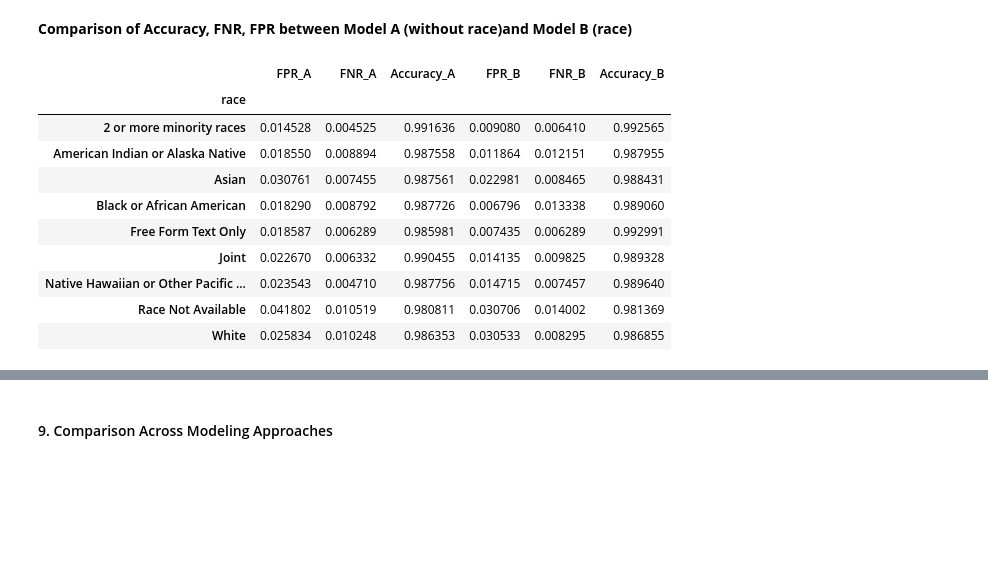
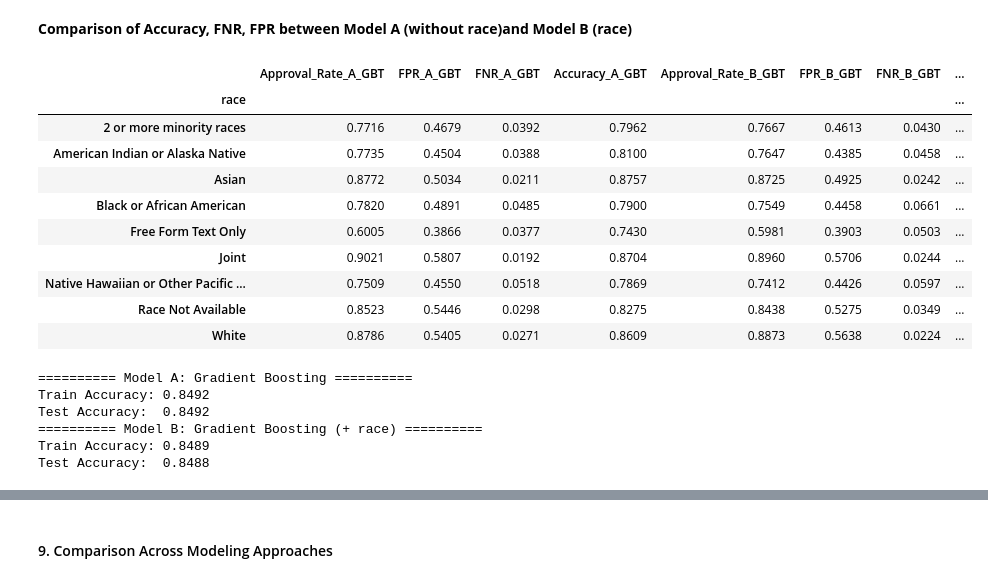
Before and after one commit to lionling427/RML-Capstone-project-, a Jupyter notebook: capstone1.ipynb, the cells around one changed output, grey strips where cells are left out. Saved outputs shown, nothing was run; the diff lists cells and outputs as text; code cells hidden in the pictures; blank space fills up the shorter version.

```diff
--- a/capstone1.ipynb
+++ b/capstone1.ipynb
@@ -942,13 +1048,13 @@ import pandas as pd
 # ---------- Predict ----------
 pred_B_gbt = model_B_gbt.predict(X_test_B)
 
-# ---------- Combine ----------
+# ---------- Combine results ----------
 result_B_gbt = X_test_B.copy()
-result_B_gbt["y_true"] = y_test
+result_B_gbt["y_true"] = y_test.values
 result_B_gbt["y_pred"] = pred_B_gbt
-result_B_gbt["race"] = df.loc[X_test_B.index, "derived_race"]
+result_B_gbt["race"] = df.loc[X_test_B.index, "derived_race"].astype("string")
 
-# ---------- Metrics function ----------
+# ---------- Define metrics ----------
 def compute_metrics(group):
     tn, fp, fn, tp = confusion_matrix(
         group["y_true"],
@@ -959,15 +1065,17 @@ def compute_metrics(group):
     fpr = fp / (fp + tn) if (fp + tn) > 0 else np.nan
     fnr = fn / (fn + tp) if (fn + tp) > 0 else np.nan
     acc = (tp + tn) / (tp + tn + fp + fn)
+    approval_rate = group["y_pred"].mean()
 
     return pd.Series({
+        "Approval_Rate": approval_rate,
         "FPR": fpr,
         "FNR": fnr,
         "Accuracy": acc
     })
 
 # ---------- Group by race ----------
-fairness_B_gbt = result_B_gbt.groupby("race").apply(compute_metrics)
+fairness_B_gbt = result_B_gbt.groupby("race", dropna=False).apply(compute_metrics)
 
-fairness_B_gbt
+fairness_B_gbt.round(4)
 # %% [output]
@@ -985,35 +1093,48 @@ fairness_B_gbt
 # %% [markdown]
 **Comparison of Accuracy, FNR, FPR between Model A (without race)and Model B (race)**
 # %%
-# Rename columns for GBT Model A
-fairness_A_gbt_renamed = fairness_A_gbt.rename(columns={
-    "FPR": "FPR_A",
-    "FNR": "FNR_A",
-    "Accuracy": "Accuracy_A"
-})
+fairness_gbt_A_renamed = fairness_gbt.rename(columns={
+    "FPR": "FPR_A_GBT",
+    "FNR": "FNR_A_GBT",
+    "Accuracy": "Accuracy_A_GBT",
+    "Approval_Rate": "Approval_Rate_A_GBT"
+}).drop(columns=["Count"], errors="ignore")
 
-# Rename columns for GBT Model B
-fairness_B_gbt_renamed = fairness_B_gbt.rename(columns={
-    "FPR": "FPR_B",
-    "FNR": "FNR_B",
-    "Accuracy": "Accuracy_B"
-})
+fairness_gbt_B_renamed = fairness_B_gbt.rename(columns={
+    "FPR": "FPR_B_GBT",
+    "FNR": "FNR_B_GBT",
+    "Accuracy": "Accuracy_B_GBT",
+    "Approval_Rate": "Approval_Rate_B_GBT"
+}).drop(columns=["Count"], errors="ignore")
 
-# Merge into one comparison table
-comparison_gbt = fairness_A_gbt_renamed.join(fairness_B_gbt_renamed)
-comparison_gbt
+comparison_gbt = fairness_gbt_A_renamed.join(fairness_gbt_B_renamed)
+comparison_gbt.round(4)
 # %% [output]
-|  | FPR_A | FNR_A | Accuracy_A | FPR_B | FNR_B | Accuracy_B |
-| race |  |  |  |  |  |  |
-| 2 or more minority races | 0.014528 | 0.004525 | 0.991636 | 0.009080 | 0.006410 | 0.992565 |
-| American Indian or Alaska Native | 0.018550 | 0.008894 | 0.987558 | 0.011864 | 0.012151 | 0.987955 |
-| Asian | 0.030761 | 0.007455 | 0.987561 | 0.022981 | 0.008465 | 0.988431 |
-| Black or African American | 0.018290 | 0.008792 | 0.987726 | 0.006796 | 0.013338 | 0.989060 |
-| Free Form Text Only | 0.018587 | 0.006289 | 0.985981 | 0.007435 | 0.006289 | 0.992991 |
-| Joint | 0.022670 | 0.006332 | 0.990455 | 0.014135 | 0.009825 | 0.989328 |
-| Native Hawaiian or Other Pacific ... | 0.023543 | 0.004710 | 0.987756 | 0.014715 | 0.007457 | 0.989640 |
-| Race Not Available | 0.041802 | 0.010519 | 0.980811 | 0.030706 | 0.014002 | 0.981369 |
-| White | 0.025834 | 0.010248 | 0.986353 | 0.030533 | 0.008295 | 0.986855 |
+|  | Approval_Rate_A_GBT | FPR_A_GBT | FNR_A_GBT | Accuracy_A_GBT | Approval_Rate_B_GBT | FPR_B_GBT | FNR_B_GBT | ... |
+| race |  |  |  |  |  |  |  | ... |
+| 2 or more minority races | 0.7716 | 0.4679 | 0.0392 | 0.7962 | 0.7667 | 0.4613 | 0.0430 | ... |
+| American Indian or Alaska Native | 0.7735 | 0.4504 | 0.0388 | 0.8100 | 0.7647 | 0.4385 | 0.0458 | ... |
+| Asian | 0.8772 | 0.5034 | 0.0211 | 0.8757 | 0.8725 | 0.4925 | 0.0242 | ... |
+| Black or African American | 0.7820 | 0.4891 | 0.0485 | 0.7900 | 0.7549 | 0.4458 | 0.0661 | ... |
+| Free Form Text Only | 0.6005 | 0.3866 | 0.0377 | 0.7430 | 0.5981 | 0.3903 | 0.0503 | ... |
+| Joint | 0.9021 | 0.5807 | 0.0192 | 0.8704 | 0.8960 | 0.5706 | 0.0244 | ... |
+| Native Hawaiian or Other Pacific ... | 0.7509 | 0.4550 | 0.0518 | 0.7869 | 0.7412 | 0.4426 | 0.0597 | ... |
+| Race Not Available | 0.8523 | 0.5446 | 0.0298 | 0.8275 | 0.8438 | 0.5275 | 0.0349 | ... |
+| White | 0.8786 | 0.5405 | 0.0271 | 0.8609 | 0.8873 | 0.5638 | 0.0224 | ... |
+# %%
+print("========== Model A: Gradient Boosting ==========")
+print(f"Train Accuracy: {train_acc_gbt:.4f}")
+print(f"Test Accuracy:  {test_acc_gbt:.4f}")
+print("========== Model B: Gradient Boosting (+ race) ==========")
+print(f"Train Accuracy: {train_acc_B_gbt:.4f}")
+print(f"Test Accuracy:  {test_acc_B_gbt:.4f}")
+# %% [output]
+========== Model A: Gradient Boosting ==========
+Train Accuracy: 0.8492
+Test Accuracy:  0.8492
+========== Model B: Gradient Boosting (+ race) ==========
+Train Accuracy: 0.8489
+Test Accuracy:  0.8488
 # %% [markdown]
 **Interpretation of GBT Results**
 
```
Also changed, not shown: parts of 29 cells of this notebook, 1 other file.
